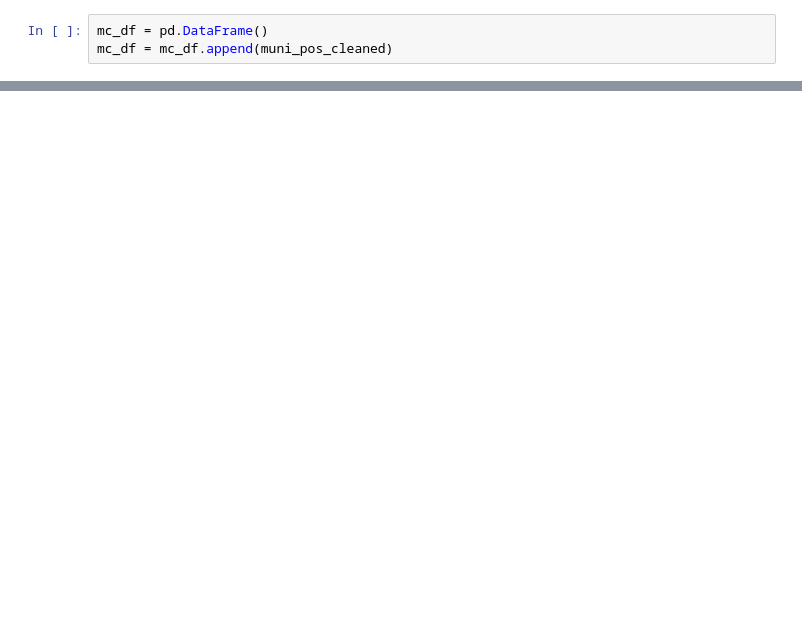
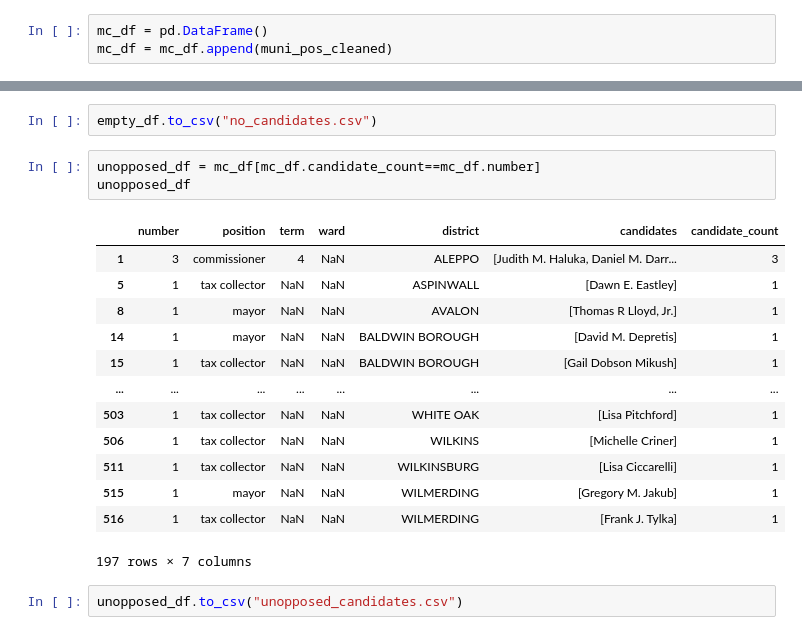
Before and after one commit to vnbcs/allegheny_county_2021_elections, a Jupyter notebook: whos_running_for_what.ipynb, the cells around one changed output, grey strips where cells are left out. Saved outputs shown, nothing was run; the diff lists cells and outputs as text; blank space fills up the shorter version.

```diff
--- a/whos_running_for_what.ipynb
+++ b/whos_running_for_what.ipynb
@@ -589,0 +741,21 @@ mc_df[mc_df[candidate_count==0]]
+# %%
+empty_df.to_csv("no_candidates.csv")
+# %%
+unopposed_df = mc_df[mc_df.candidate_count==mc_df.number]
+unopposed_df
+# %% [output]
+|  | number | position | term | ward | district | candidates | candidate_count |
+| 1 | 3 | commissioner | 4 | NaN | ALEPPO | [Judith M. Haluka, Daniel M. Darr... | 3 |
+| 5 | 1 | tax collector | NaN | NaN | ASPINWALL | [Dawn E. Eastley] | 1 |
+| 8 | 1 | mayor | NaN | NaN | AVALON | [Thomas R Lloyd, Jr.] | 1 |
+| 14 | 1 | mayor | NaN | NaN | BALDWIN BOROUGH | [David M. Depretis] | 1 |
+| 15 | 1 | tax collector | NaN | NaN | BALDWIN BOROUGH | [Gail Dobson Mikush] | 1 |
+| ... | ... | ... | ... | ... | ... | ... | ... |
+| 503 | 1 | tax collector | NaN | NaN | WHITE OAK | [Lisa Pitchford] | 1 |
+| 506 | 1 | tax collector | NaN | NaN | WILKINS | [Michelle Criner] | 1 |
+| 511 | 1 | tax collector | NaN | NaN | WILKINSBURG | [Lisa Ciccarelli] | 1 |
+| 515 | 1 | mayor | NaN | NaN | WILMERDING | [Gregory M. Jakub] | 1 |
+| 516 | 1 | tax collector | NaN | NaN | WILMERDING | [Frank J. Tylka] | 1 |
+197 rows × 7 columns
+# %%
+unopposed_df.to_csv("unopposed_candidates.csv")
```
Also changed, not shown: parts of 43 cells of this notebook, 4 other files.
